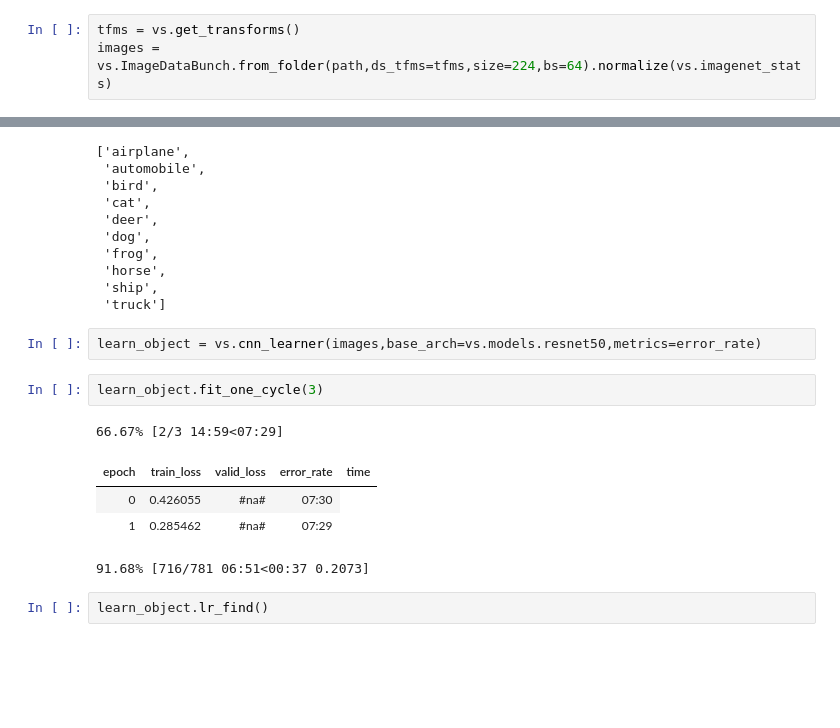
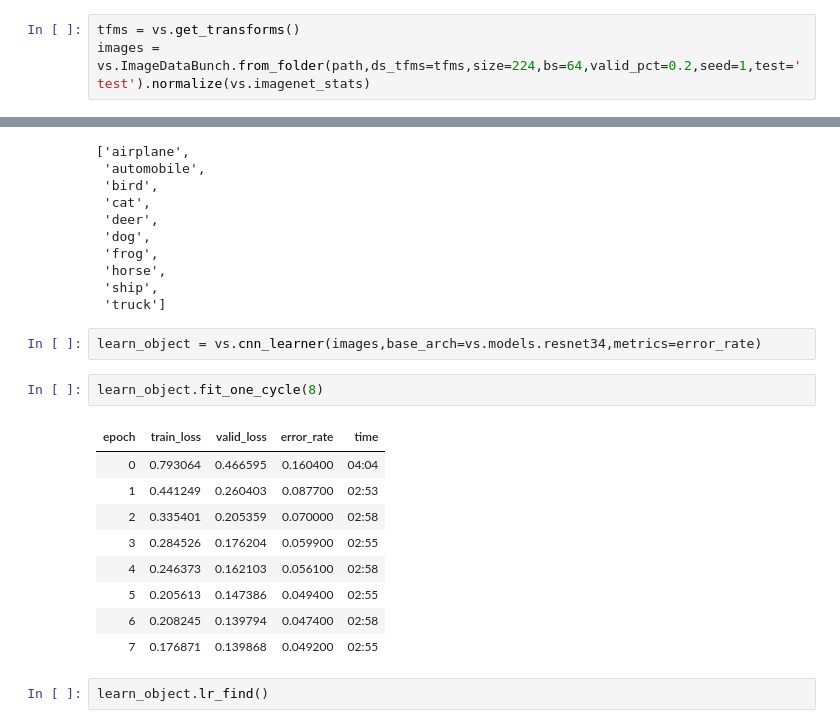
Before and after one commit to yashlab/fast_AI, a Jupyter notebook: L1_CIFAR.ipynb, the cells around one changed output, grey strips where cells are left out. Cells and saved outputs as stored; diff of their text form; blank space fills up the shorter version.

```diff
--- a/L1_CIFAR.ipynb
+++ b/L1_CIFAR.ipynb
@@ -46,3 +20,3 @@ img_path.ls()
 # %%
 tfms = vs.get_transforms()
-images = vs.ImageDataBunch.from_folder(path,ds_tfms=tfms,size=224,bs=64).normalize(vs.imagenet_stats)
+images = vs.ImageDataBunch.from_folder(path,ds_tfms=tfms,size=224,bs=64,valid_pct=0.2,seed=1,test='test').normalize(vs.imagenet_stats)
@@ -66,15 +58,19 @@ images.classes
  'ship',
  'truck']
 # %%
-learn_object = vs.cnn_learner(images,base_arch=vs.models.resnet50,metrics=error_rate)
+learn_object = vs.cnn_learner(images,base_arch=vs.models.resnet34,metrics=error_rate)
 # %%
-learn_object.fit_one_cycle(3)
+learn_object.fit_one_cycle(8)
 # %% [output]
-66.67% [2/3 14:59<07:29]
 | epoch | train_loss | valid_loss | error_rate | time |
-| 0 | 0.426055 | #na# | 07:30 |
-| 1 | 0.285462 | #na# | 07:29 |
+| 0 | 0.793064 | 0.466595 | 0.160400 | 04:04 |
+| 1 | 0.441249 | 0.260403 | 0.087700 | 02:53 |
+| 2 | 0.335401 | 0.205359 | 0.070000 | 02:58 |
+| 3 | 0.284526 | 0.176204 | 0.059900 | 02:55 |
+| 4 | 0.246373 | 0.162103 | 0.056100 | 02:58 |
+| 5 | 0.205613 | 0.147386 | 0.049400 | 02:55 |
+| 6 | 0.208245 | 0.139794 | 0.047400 | 02:58 |
+| 7 | 0.176871 | 0.139868 | 0.049200 | 02:55 |
-91.68% [716/781 06:51<00:37 0.2073]
 # %%
 learn_object.lr_find()
 # %% [output]
```
Also changed, not shown: parts of 18 cells of this notebook.
